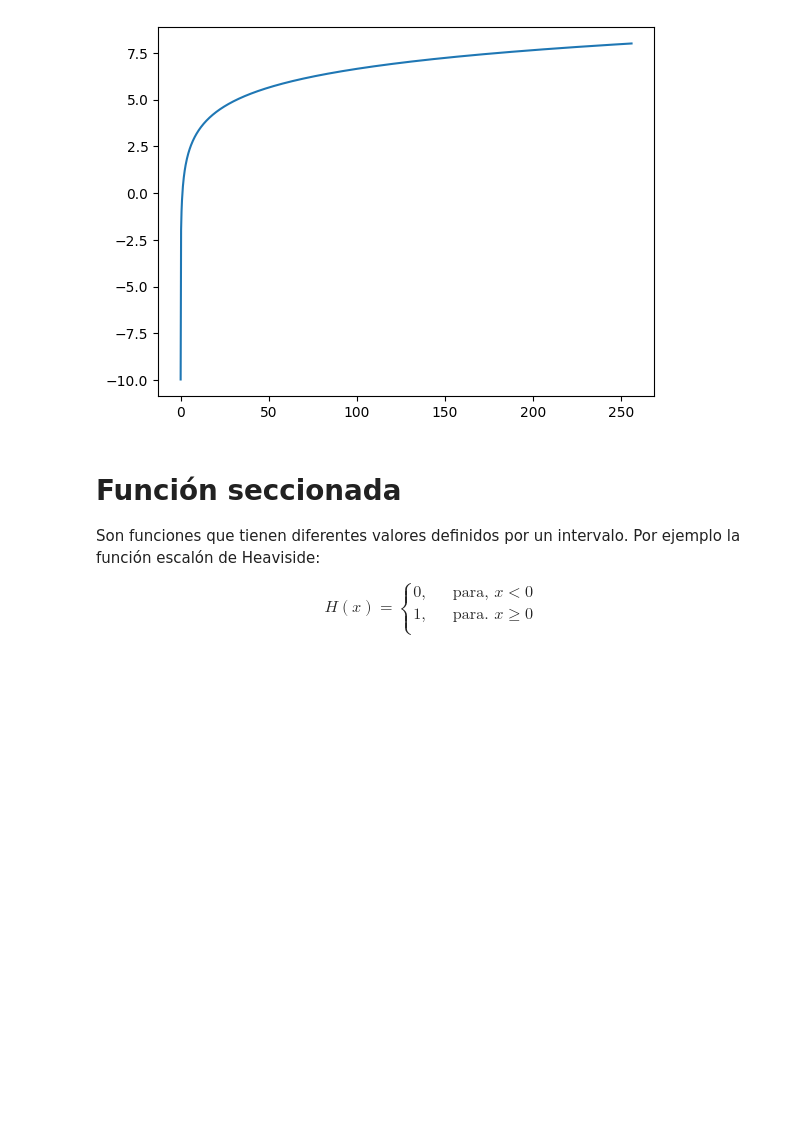
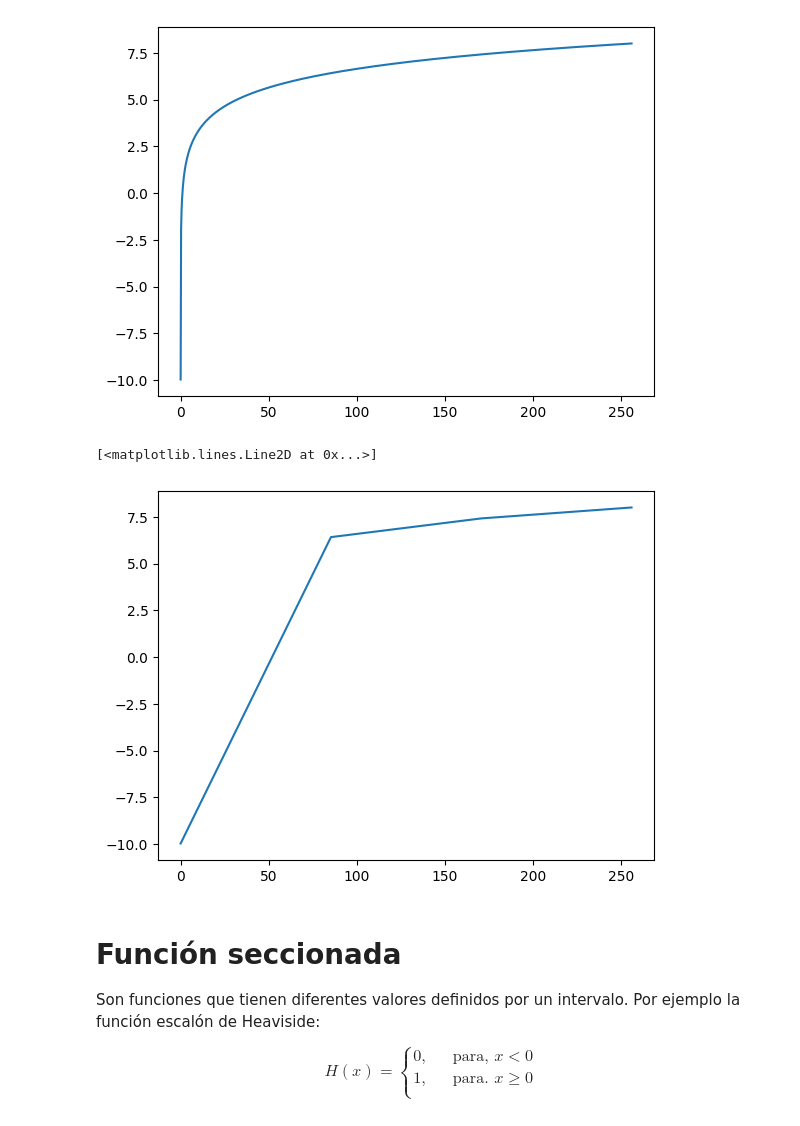
Before and after one commit to LivingPythonIA/LivingPythonIA.github.io, a Jupyter notebook: Programando_funciones.ipynb, the cells around one changed output. Saved outputs shown, nothing was run; the diff lists cells and outputs as text; code cells hidden in the pictures; blank space fills up the shorter version.

```diff
--- a/Programando_funciones.ipynb
+++ b/Programando_funciones.ipynb
@@ -179,6 +218,15 @@ plt.plot(x,f(x))
 # %% [output]
 [<matplotlib.lines.Line2D at 0x...>]
 [figure]
+# %%
+def f(x):
+  return np.log2(x)
+
+x = np.linspace(0.001,256, num=4)
+plt.plot(x,f(x))
+# %% [output]
+[<matplotlib.lines.Line2D at 0x...>]
+[figure, added]
 # %% [markdown]
 # Función seccionada
 
```
Also changed, not shown: parts of 4 cells of this notebook.
